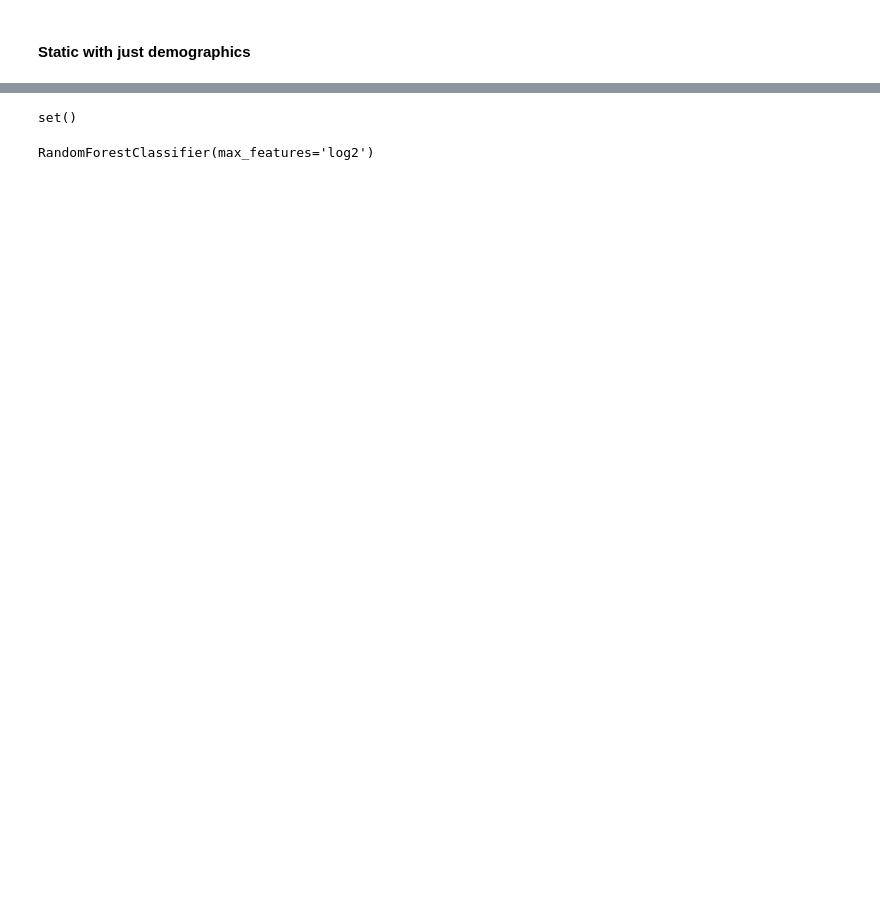
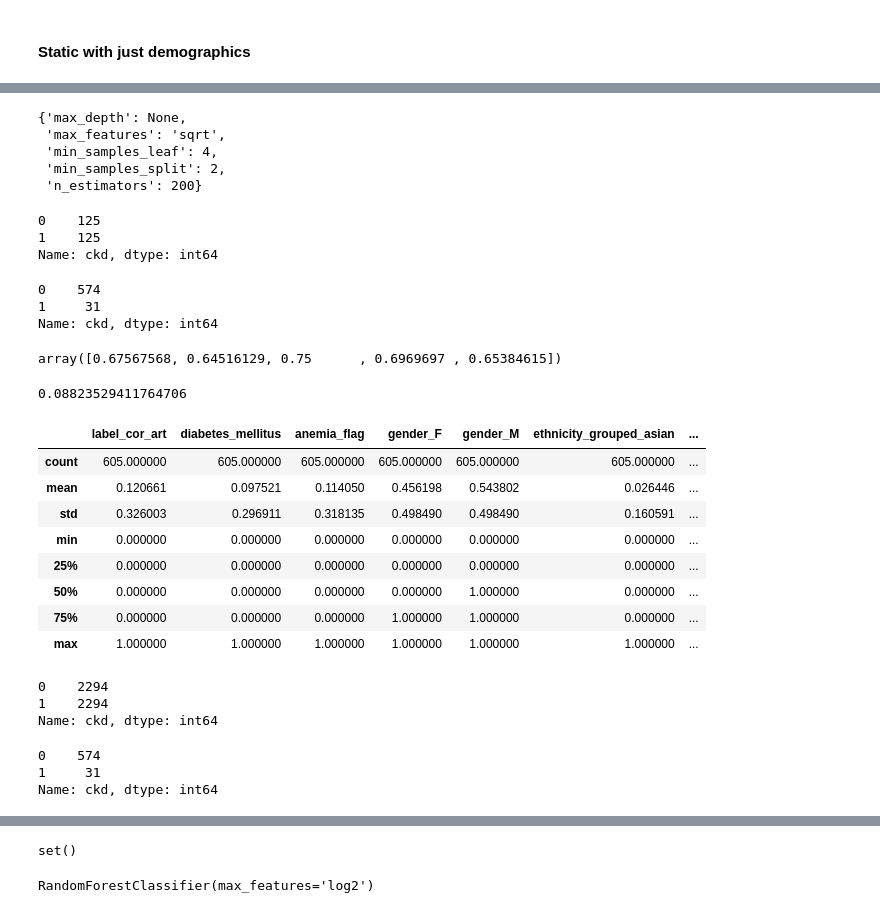
Before and after one commit to navikannur/CKD_Multimodal_Thesis, a Jupyter notebook: Thesis_Main_trials.ipynb, the cells around one changed output, grey strips where cells are left out. Drawn from its saved outputs; the diff is of its cells as text; code cells hidden in the pictures; blank space fills up the shorter version.

```diff
--- a/Thesis_Main_trials.ipynb
+++ b/Thesis_Main_trials.ipynb
@@ -2073,0 +2318,67 @@ y_train_static.shape,y_train_labs.shape
+# %%
+X=merged_table[['gender', 'ethnicity_grouped', 'label_cor_art', 'diabetes_mellitus', 'anemia_flag', 'age_group']]
+y=merged_table['ckd']
+X_onehot=pd.get_dummies(X)
+X_train, X_test, y_train, y_test = train_test_split(X_onehot, y, test_size=0.2,stratify = y, random_state=42)
+
+runder = RandomUnderSampler(random_state=42)
+X_resampled, y_resampled = runder.fit_resample(X_train, y_train)
+rf_demo_rus = RandomForestClassifier(n_estimators=300, random_state=42)
+
+grid_search = GridSearchCV(rf_demo_rus, param_grid, cv=5)
+grid_search.fit(X_resampled, y_resampled)
+grid_search.best_params_
+# %% [output]
+{'max_depth': None,
+ 'max_features': 'sqrt',
+ 'min_samples_leaf': 4,
+ 'min_samples_split': 2,
+ 'n_estimators': 200}
+# %%
+y_resampled.value_counts()
+# %% [output]
+0    125
+1    125
+Name: ckd, dtype: int64
+# %%
+y_test.value_counts()
+# %% [output]
+0    574
+1     31
+Name: ckd, dtype: int64
+# %%
+cv_scores = cross_val_score(rf_demo_smote,X_resampled,y_resampled, cv=5, scoring='precision')
+cv_scores
+# %% [output]
+array([0.67567568, 0.64516129, 0.75      , 0.6969697 , 0.65384615])
+# %%
+rf2 = RandomForestClassifier(n_estimators=200, min_samples_leaf=4, min_samples_split=2, max_features='sqrt', max_depth=None)
+rf2.fit(X_resampled, y_resampled)
+y_pred_grid = rf2.predict(X_test)
+precision_score(y_test, y_pred_grid)
+# %% [output]
+0.08823529411764706
+# %%
+X_test.describe()
+# %% [output]
+|  | label_cor_art | diabetes_mellitus | anemia_flag | gender_F | gender_M | ethnicity_grouped_asian | ... |
+| count | 605.000000 | 605.000000 | 605.000000 | 605.000000 | 605.000000 | 605.000000 | ... |
+| mean | 0.120661 | 0.097521 | 0.114050 | 0.456198 | 0.543802 | 0.026446 | ... |
+| std | 0.326003 | 0.296911 | 0.318135 | 0.498490 | 0.498490 | 0.160591 | ... |
+| min | 0.000000 | 0.000000 | 0.000000 | 0.000000 | 0.000000 | 0.000000 | ... |
+| 25% | 0.000000 | 0.000000 | 0.000000 | 0.000000 | 0.000000 | 0.000000 | ... |
+| 50% | 0.000000 | 0.000000 | 0.000000 | 0.000000 | 1.000000 | 0.000000 | ... |
+| 75% | 0.000000 | 0.000000 | 0.000000 | 1.000000 | 1.000000 | 0.000000 | ... |
+| max | 1.000000 | 1.000000 | 1.000000 | 1.000000 | 1.000000 | 1.000000 | ... |
+# %%
+y_resampled.value_counts()
+# %% [output]
+0    2294
+1    2294
+Name: ckd, dtype: int64
+# %%
+y_test.value_counts()
+# %% [output]
+0    574
+1     31
+Name: ckd, dtype: int64
```
Also changed, not shown: parts of 84 cells of this notebook, 3 other files.
